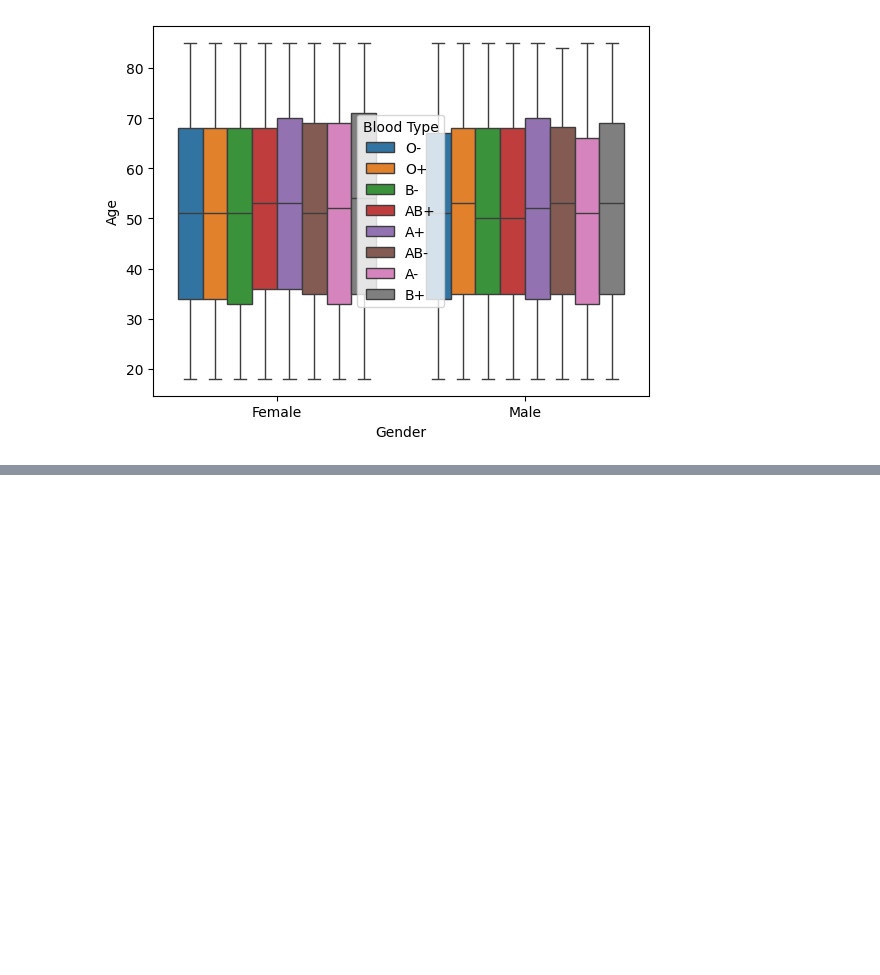
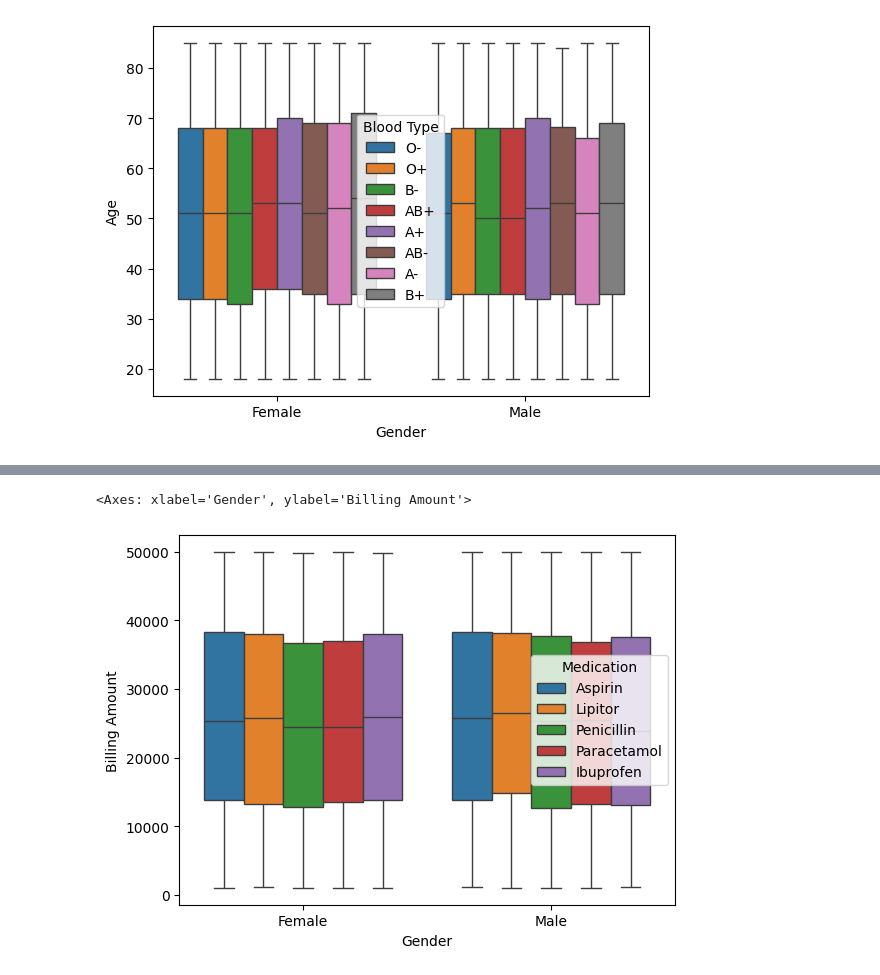
Before and after one commit to JuanBecerra07/bootCAMP, a Jupyter notebook: Actividad 2/Plotting.ipynb, the cells around one changed output, grey strips where cells are left out. Cells and saved outputs as stored; diff of their text form; code cells hidden in the pictures; blank space fills up the shorter version.

```diff
--- a/Actividad 2/Plotting.ipynb
+++ b/Actividad 2/Plotting.ipynb
@@ -122,0 +143,5 @@ Billing =df[df['']]
+# %%
+sns.boxplot(data  = New, x= 'Gender', y = 'Billing Amount', hue = 'Medication',showfliers = False)
+# %% [output]
+<Axes: xlabel='Gender', ylabel='Billing Amount'>
+[figure, added]
```
Also changed, not shown: parts of 9 cells of this notebook.
